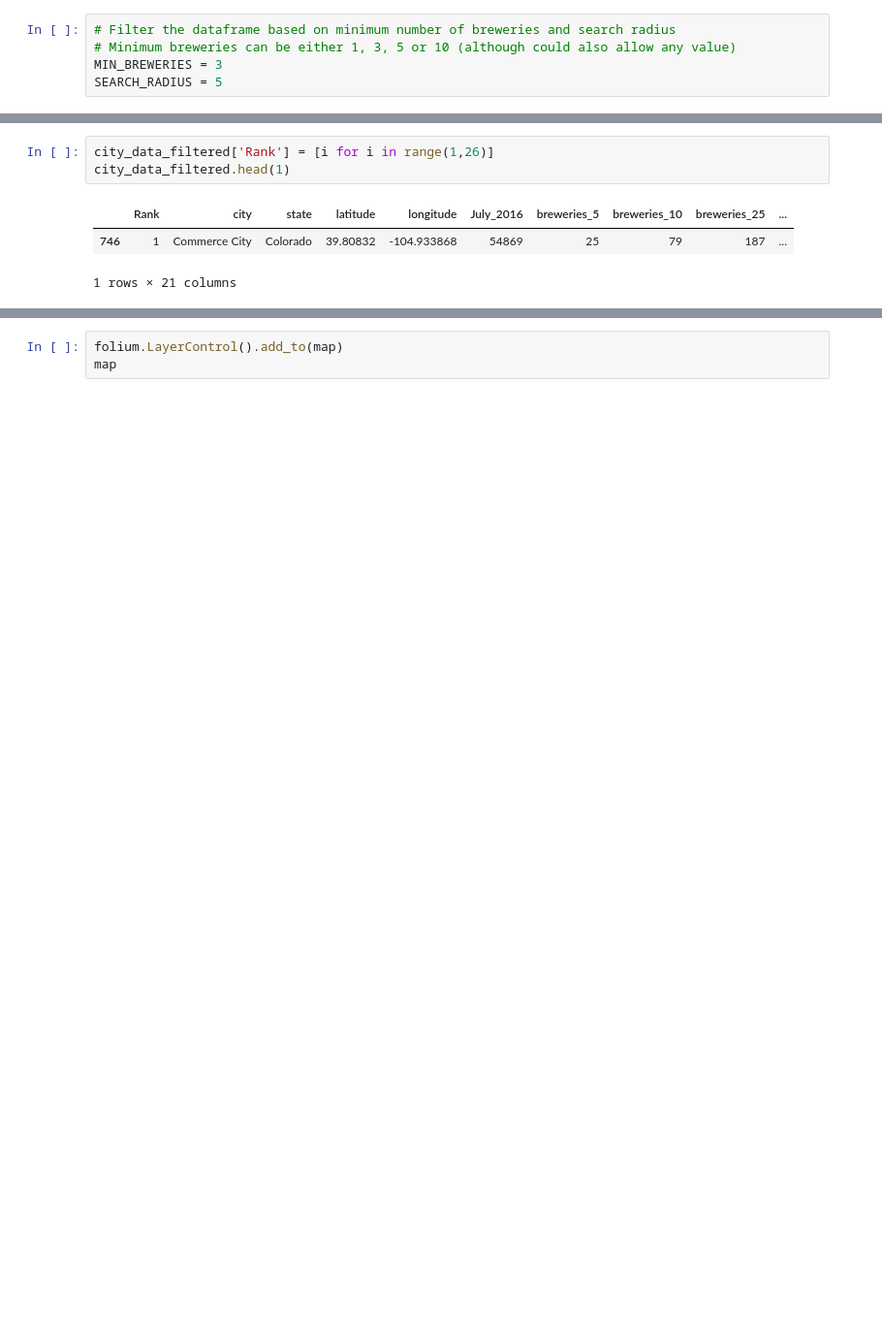
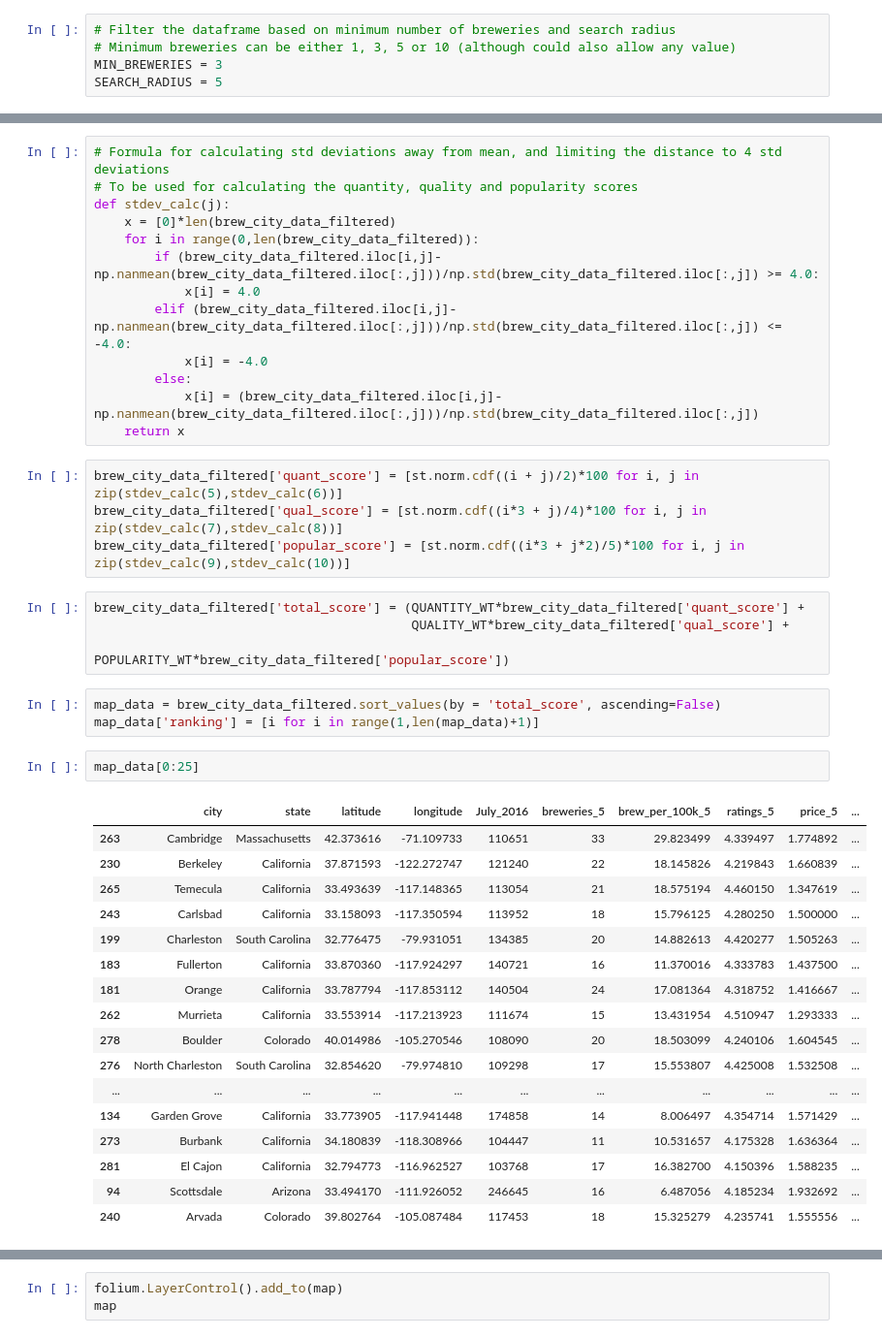
Before and after one commit to rohan-thakur1/capstone_brewing, a Jupyter notebook: Beer_Matching/Brewery Map.ipynb, the cells around one changed output, grey strips where cells are left out. Shown: that part at 97% size. Drawn from its saved outputs; the diff is of its cells as text; blank space fills up the shorter version.

Commit message:
Calculated city ranks and updated map

```diff
--- a/Beer_Matching/Brewery Map.ipynb
+++ b/Beer_Matching/Brewery Map.ipynb
@@ -614,7 +619,44 @@ city_data_filtered = city_data_filtered.sort_values(by = 'brew_per_100k_'+str(SE
+# %%
+# Formula for calculating std deviations away from mean, and limiting the distance to 4 std deviations
+# To be used for calculating the quantity, quality and popularity scores
+def stdev_calc(j):
+    x = [0]*len(brew_city_data_filtered)
+    for i in range(0,len(brew_city_data_filtered)):
+        if (brew_city_data_filtered.iloc[i,j]-np.nanmean(brew_city_data_filtered.iloc[:,j]))/np.std(brew_city_data_filtered.iloc[:,j]) >= 4.0:
+            x[i] = 4.0
+        elif (brew_city_data_filtered.iloc[i,j]-np.nanmean(brew_city_data_filtered.iloc[:,j]))/np.std(brew_city_data_filtered.iloc[:,j]) <= -4.0:
+            x[i] = -4.0
+        else:
+            x[i] = (brew_city_data_filtered.iloc[i,j]-np.nanmean(brew_city_data_filtered.iloc[:,j]))/np.std(brew_city_data_filtered.iloc[:,j])
+    return x
+# %%
+brew_city_data_filtered['quant_score'] = [st.norm.cdf((i + j)/2)*100 for i, j in zip(stdev_calc(5),stdev_calc(6))]
+brew_city_data_filtered['qual_score'] = [st.norm.cdf((i*3 + j)/4)*100 for i, j in zip(stdev_calc(7),stdev_calc(8))]
+brew_city_data_filtered['popular_score'] = [st.norm.cdf((i*3 + j*2)/5)*100 for i, j in zip(stdev_calc(9),stdev_calc(10))]
+# %%
+brew_city_data_filtered['total_score'] = (QUANTITY_WT*brew_city_data_filtered['quant_score'] +
+                                          QUALITY_WT*brew_city_data_filtered['qual_score'] +
+                                          POPULARITY_WT*brew_city_data_filtered['popular_score'])
 # %%
-city_data_filtered['Rank'] = [i for i in range(1,26)]
-city_data_filtered.head(1)
+map_data = brew_city_data_filtered.sort_values(by = 'total_score', ascending=False)
+map_data['ranking'] = [i for i in range(1,len(map_data)+1)]
-# %% [output]
-|  | Rank | city | state | latitude | longitude | July_2016 | breweries_5 | breweries_10 | breweries_25 | ... |
-| 746 | 1 | Commerce City | Colorado | 39.80832 | -104.933868 | 54869 | 25 | 79 | 187 | ... |
-1 rows × 21 columns
+# %%
+map_data[0:25]
+# %% [output]
+|  | city | state | latitude | longitude | July_2016 | breweries_5 | brew_per_100k_5 | ratings_5 | price_5 | ... |
+| 263 | Cambridge | Massachusetts | 42.373616 | -71.109733 | 110651 | 33 | 29.823499 | 4.339497 | 1.774892 | ... |
+| 230 | Berkeley | California | 37.871593 | -122.272747 | 121240 | 22 | 18.145826 | 4.219843 | 1.660839 | ... |
+| 265 | Temecula | California | 33.493639 | -117.148365 | 113054 | 21 | 18.575194 | 4.460150 | 1.347619 | ... |
+| 243 | Carlsbad | California | 33.158093 | -117.350594 | 113952 | 18 | 15.796125 | 4.280250 | 1.500000 | ... |
+| 199 | Charleston | South Carolina | 32.776475 | -79.931051 | 134385 | 20 | 14.882613 | 4.420277 | 1.505263 | ... |
+| 183 | Fullerton | California | 33.870360 | -117.924297 | 140721 | 16 | 11.370016 | 4.333783 | 1.437500 | ... |
+| 181 | Orange | California | 33.787794 | -117.853112 | 140504 | 24 | 17.081364 | 4.318752 | 1.416667 | ... |
+| 262 | Murrieta | California | 33.553914 | -117.213923 | 111674 | 15 | 13.431954 | 4.510947 | 1.293333 | ... |
+| 278 | Boulder | Colorado | 40.014986 | -105.270546 | 108090 | 20 | 18.503099 | 4.240106 | 1.604545 | ... |
+| 276 | North Charleston | South Carolina | 32.854620 | -79.974810 | 109298 | 17 | 15.553807 | 4.425008 | 1.532508 | ... |
+| ... | ... | ... | ... | ... | ... | ... | ... | ... | ... | ... |
+| 134 | Garden Grove | California | 33.773905 | -117.941448 | 174858 | 14 | 8.006497 | 4.354714 | 1.571429 | ... |
+| 273 | Burbank | California | 34.180839 | -118.308966 | 104447 | 11 | 10.531657 | 4.175328 | 1.636364 | ... |
+| 281 | El Cajon | California | 32.794773 | -116.962527 | 103768 | 17 | 16.382700 | 4.150396 | 1.588235 | ... |
+| 94 | Scottsdale | Arizona | 33.494170 | -111.926052 | 246645 | 16 | 6.487056 | 4.185234 | 1.932692 | ... |
+| 240 | Arvada | Colorado | 39.802764 | -105.087484 | 117453 | 18 | 15.325279 | 4.235741 | 1.555556 | ... |
```
Also changed, not shown: parts of 26 cells of this notebook, 1 other file.
